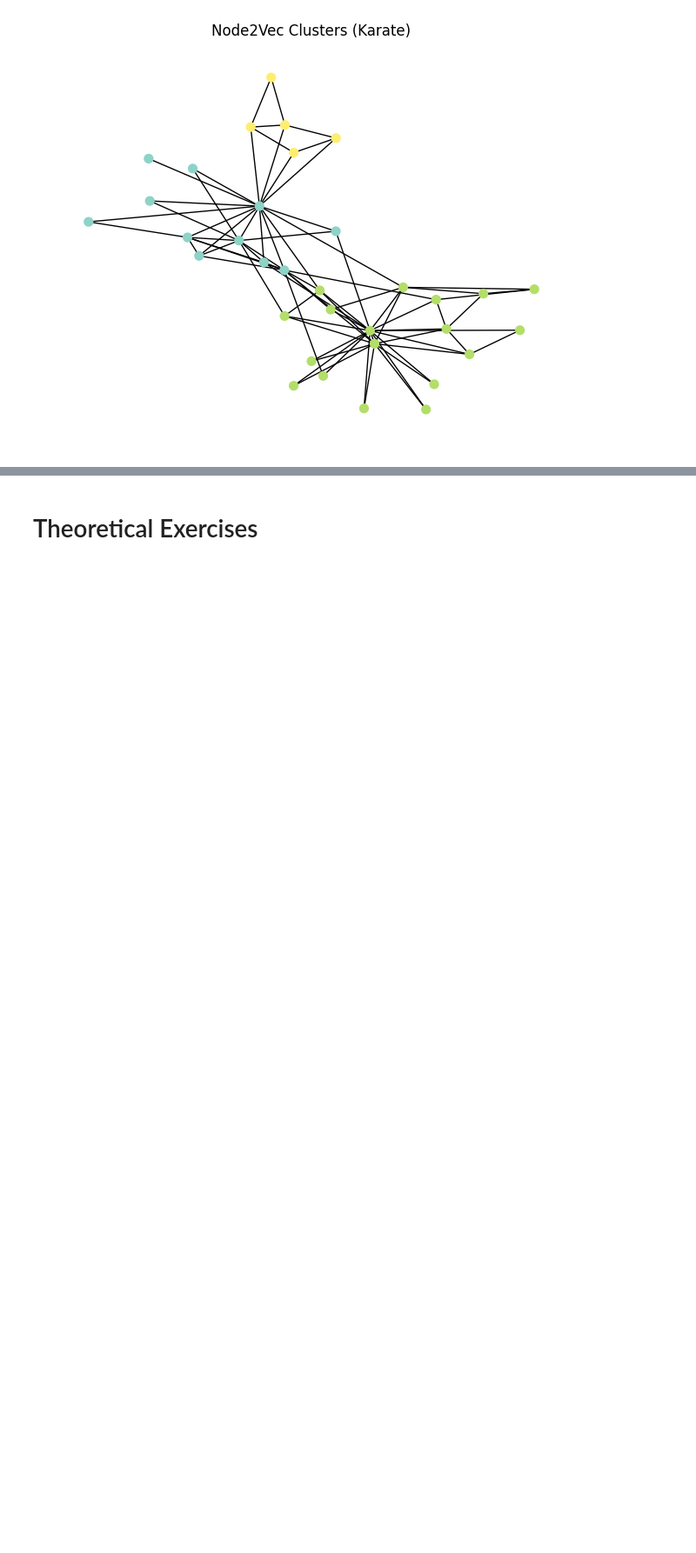
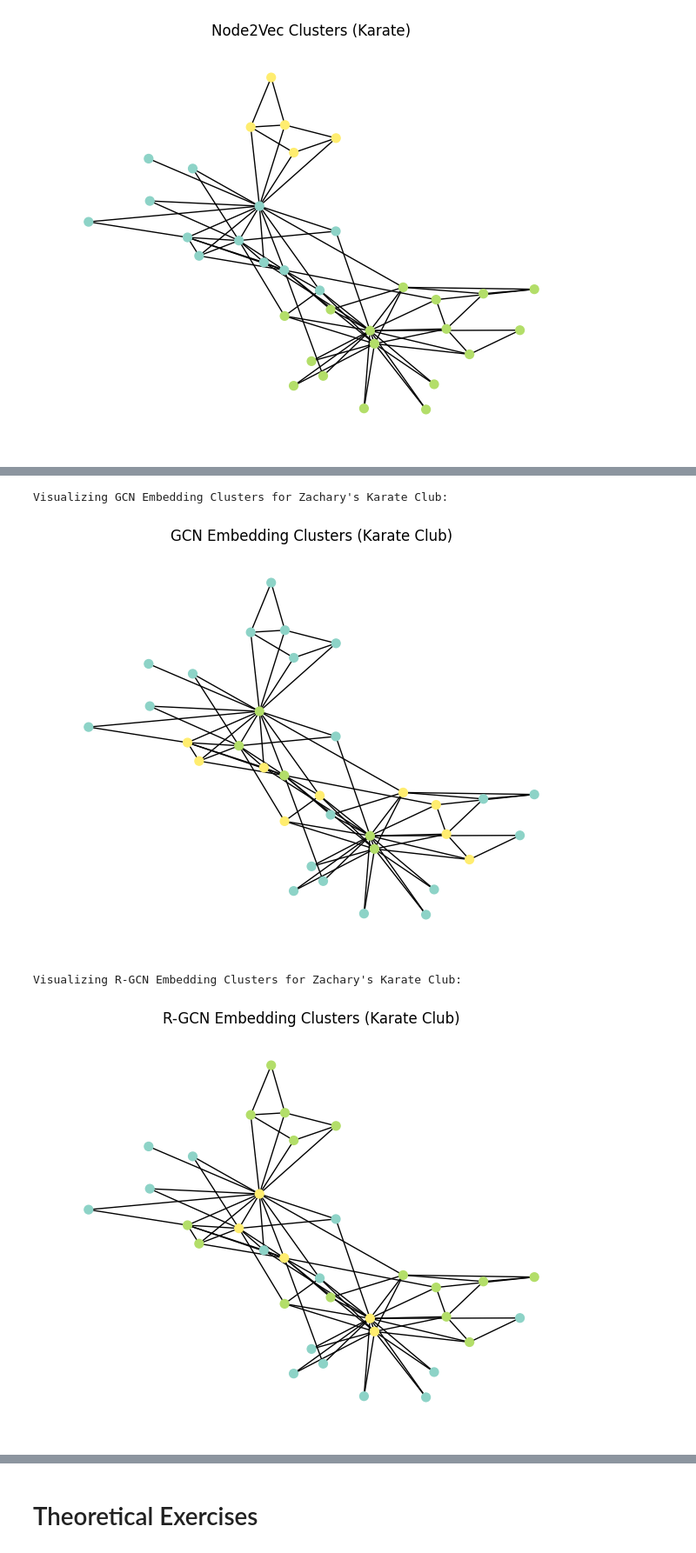
Before and after one commit to mateusgoto01/graph_facebook_analysis, a Jupyter notebook: FERNDADES_GOTO_REGAZZI_graphe.ipynb, the cells around one changed output, grey strips where cells are left out. Shown at 87% size. Saved outputs shown, nothing was run; the diff lists cells and outputs as text; code cells hidden in the pictures; blank space fills up the shorter version.

```diff
--- a/FERNDADES_GOTO_REGAZZI_graphe.ipynb
+++ b/FERNDADES_GOTO_REGAZZI_graphe.ipynb
@@ -1135,0 +1749,45 @@ visualize_sampled_graph(G_twitter, node2vec_partition_t, title="Node2Vec Cluster
+# %%
+from sklearn.cluster import KMeans
+
+def visualize_gnn_embeddings(G, embeddings, title="GNN Embedding Clusters", n_clusters=3):
+    """
+    Reuse the visualize_communities function to visualize clusters determined by KMeans on GNN embeddings.
+
+    Parameters:
+        - G: Original NetworkX graph.
+        - embeddings: torch.Tensor of shape (num_nodes, embedding_dim) produced by your GNN model.
+        - title: Title for the plot.
+        - n_clusters: Number of clusters to use with KMeans.
+    """
+    # Convert embeddings to NumPy format
+    embeddings_np = embeddings.cpu().detach().numpy()
+
+    # Apply KMeans clustering on the embeddings
+    kmeans = KMeans(n_clusters=n_clusters, random_state=42)
+    labels = kmeans.fit_predict(embeddings_np)
+
+    # Build partition dictionary mapping each node to a cluster label
+    # Here, we assume that the ordering of nodes in G.nodes() corresponds to the order in the embeddings tensor.
+    nodes_list = list(G.nodes())
+    partition = {node: int(label) for node, label in zip(nodes_list, labels)}
+
+    # Call the existing visualize_communities function to display the result.
+    visualize_communities(G, partition, title=title)
+
+# Example usage:
+# For demonstration, we visualize results on Zachary's Karate Club graph using embeddings from the GCN and R-GCN models.
+
+print("Visualizing GCN Embedding Clusters for Zachary's Karate Club:")
+# Assuming embeddings_karate_gcn is the output tensor from your GCN embedding model
+visualize_gnn_embeddings(nx.karate_club_graph(), embeddings_karate_gcn,
+                         title="GCN Embedding Clusters (Karate Club)", n_clusters=3)
+
+print("Visualizing R-GCN Embedding Clusters for Zachary's Karate Club:")
+# Assuming embeddings_karate_rgcn is the output tensor from your R-GCN embedding model
+visualize_gnn_embeddings(nx.karate_club_graph(), embeddings_karate_rgcn,
+                         title="R-GCN Embedding Clusters (Karate Club)", n_clusters=3)
+# %% [output]
+Visualizing GCN Embedding Clusters for Zachary's Karate Club:
+[figure, added]
+Visualizing R-GCN Embedding Clusters for Zachary's Karate Club:
+[figure, added]
```
Also changed, not shown: parts of 42 cells of this notebook.
